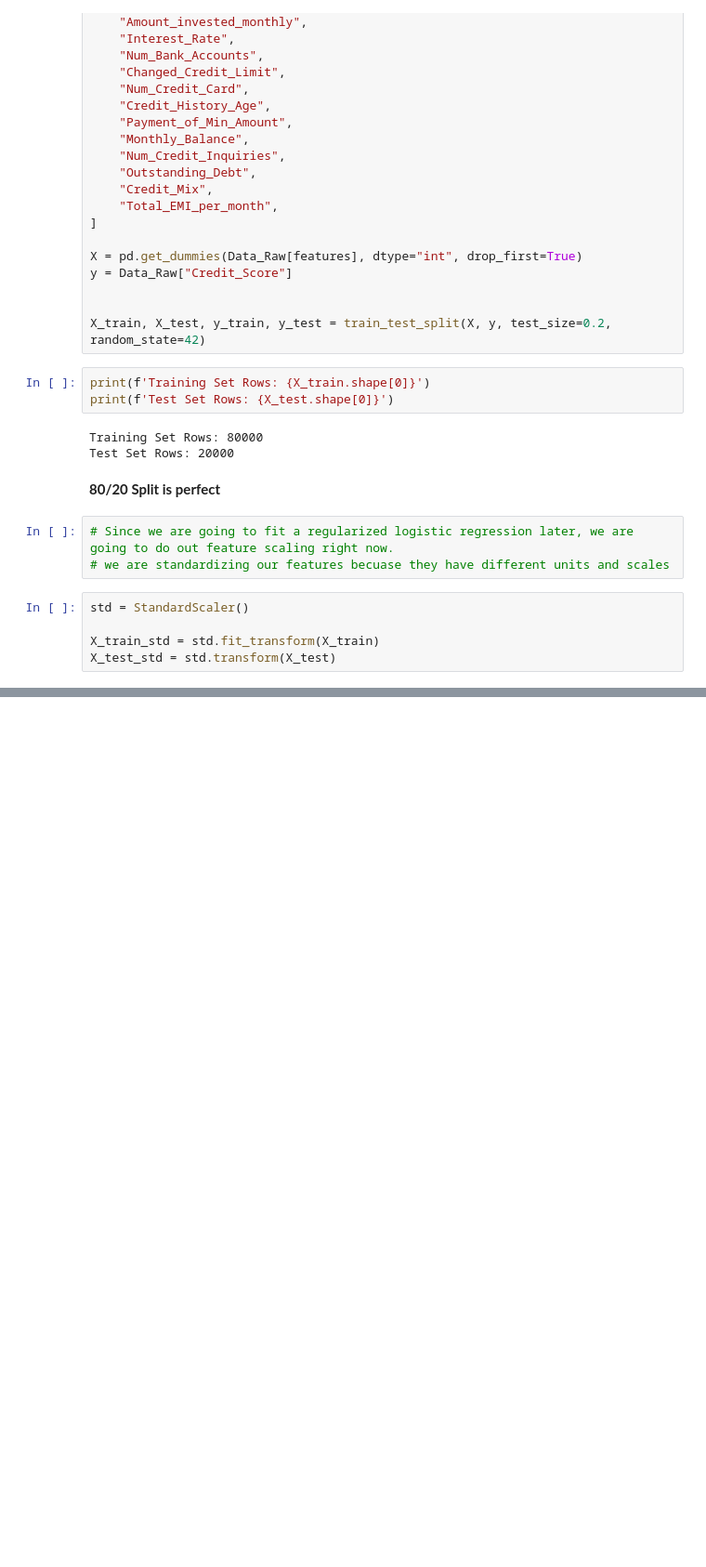
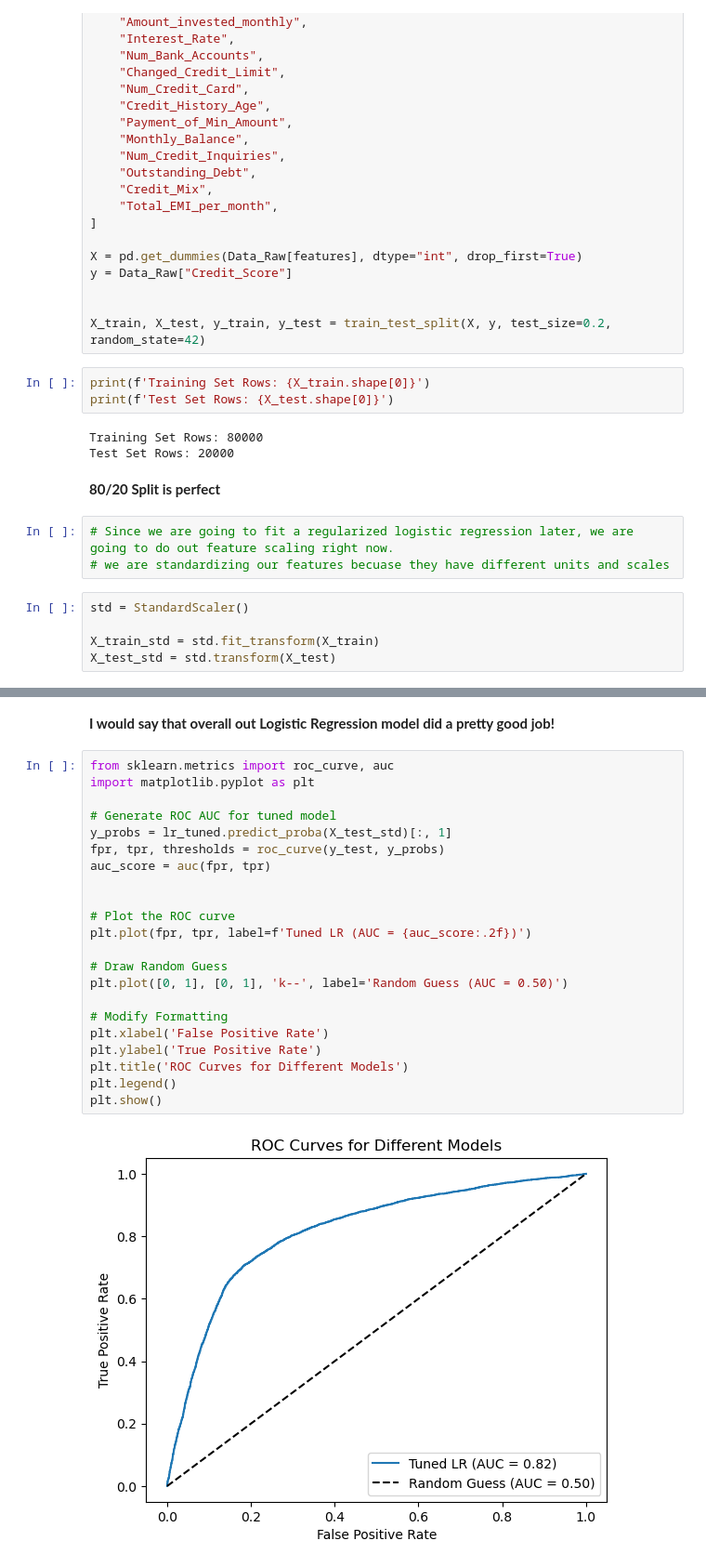
Before and after one commit to arminmoradpour77-ux/Credit-Classification-project, a Jupyter notebook: Credit_Classification_Project.ipynb, the cells around one changed output, grey strips where cells are left out. Shown at 93% size. Cells and saved outputs as stored; diff of their text form; blank space fills up the shorter version.

```diff
--- a/Credit_Classification_Project.ipynb
+++ b/Credit_Classification_Project.ipynb
@@ -243,0 +337,26 @@ X_test_std = std.transform(X_test)
+# %% [markdown]
+**I would say that overall out Logistic Regression model did a pretty good job!**
+# %%
+from sklearn.metrics import roc_curve, auc
+import matplotlib.pyplot as plt
+
+# Generate ROC AUC for tuned model
+y_probs = lr_tuned.predict_proba(X_test_std)[:, 1]
+fpr, tpr, thresholds = roc_curve(y_test, y_probs)
+auc_score = auc(fpr, tpr)
+
+
+# Plot the ROC curve
+plt.plot(fpr, tpr, label=f'Tuned LR (AUC = {auc_score:.2f})')
+
+# Draw Random Guess
+plt.plot([0, 1], [0, 1], 'k--', label='Random Guess (AUC = 0.50)')
+
+# Modify Formatting
+plt.xlabel('False Positive Rate')
+plt.ylabel('True Positive Rate')
+plt.title('ROC Curves for Different Models')
+plt.legend()
+plt.show()
+# %% [output]
+[figure, added]
```
Also changed, not shown: parts of 12 cells of this notebook.
